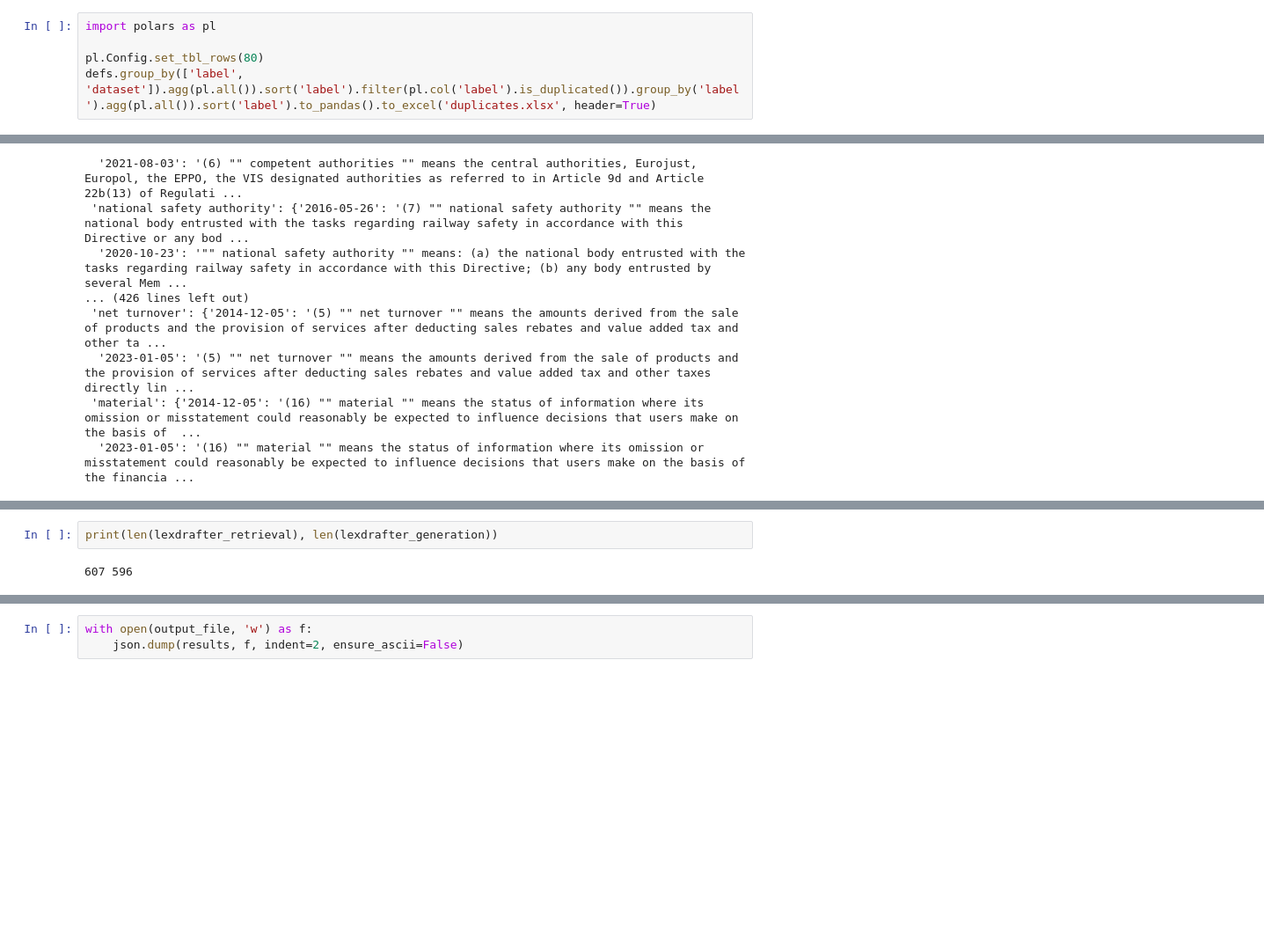
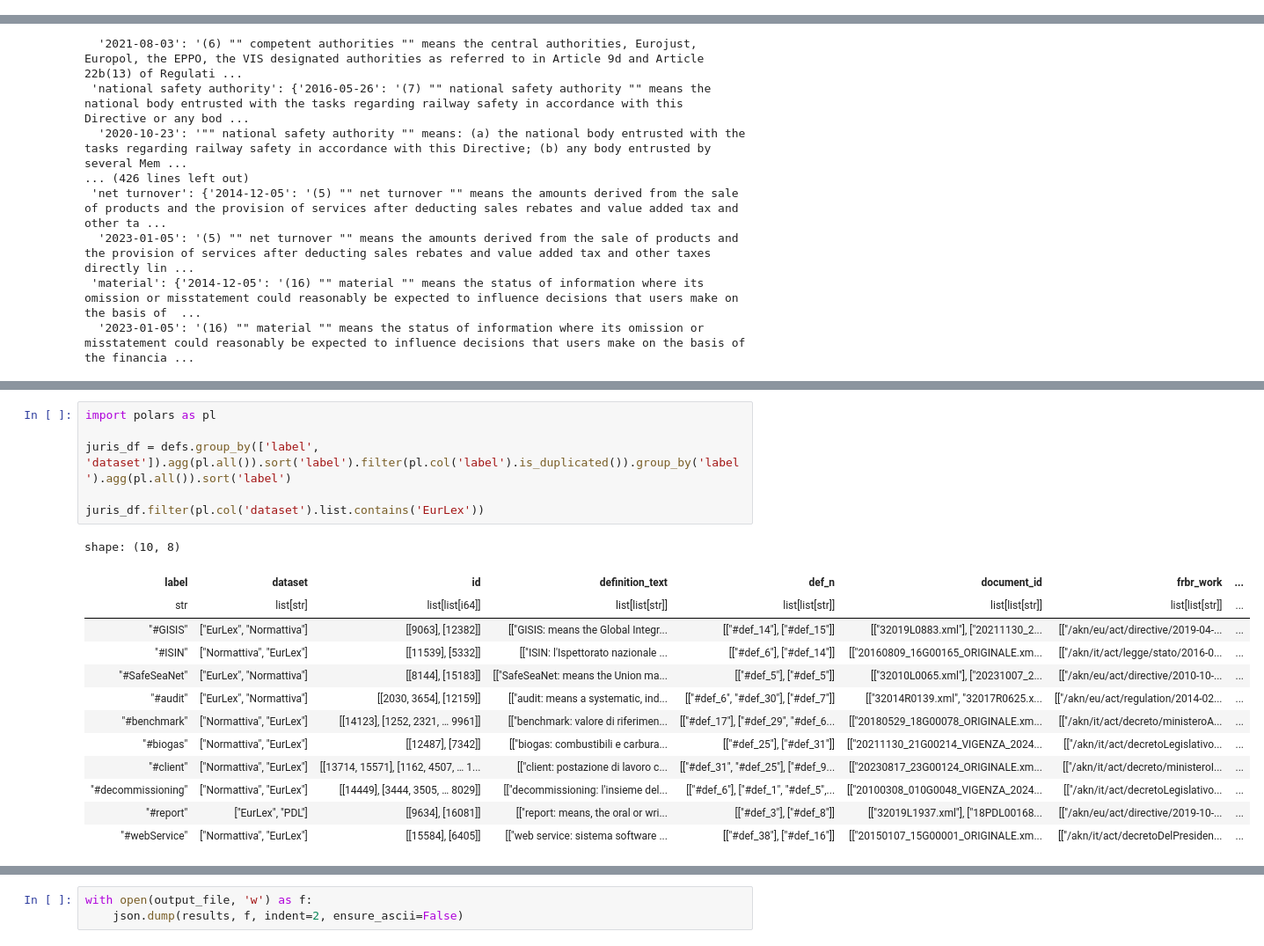
Before and after one commit to leonardozilli/LegislativeDefinitionsAgent, a Jupyter notebook: evaluation/evaluation.ipynb, the cells around one changed output, grey strips where cells are left out. Shown at 88% size. Cells and saved outputs as stored; diff of their text form; blank space fills up the shorter version.

```diff
--- a/evaluation/evaluation.ipynb
+++ b/evaluation/evaluation.ipynb
@@ -91,5 +40,0 @@ print(len(leos_retrieval), len(leos_generation))
-# %%
-import polars as pl
-
-pl.Config.set_tbl_rows(80)
-defs.group_by(['label', 'dataset']).agg(pl.all()).sort('label').filter(pl.col('label').is_duplicated()).group_by('label').agg(pl.all()).sort('label').to_pandas().to_excel('duplicates.xlsx', header=True)
@@ -304,4 +144,20 @@ for entry in lexdrafter_df.to_dicts():
-# %%
-print(len(lexdrafter_retrieval), len(lexdrafter_generation))
-# %% [output]
-607 596
+# %%
+import polars as pl
+
+juris_df = defs.group_by(['label', 'dataset']).agg(pl.all()).sort('label').filter(pl.col('label').is_duplicated()).group_by('label').agg(pl.all()).sort('label')
+
+juris_df.filter(pl.col('dataset').list.contains('EurLex'))
+# %% [output]
+shape: (10, 8)
+| label | dataset | id | definition_text | def_n | document_id | frbr_work | ... |
+| str | list[str] | list[list[i64]] | list[list[str]] | list[list[str]] | list[list[str]] | list[list[str]] | ... |
+| "#GISIS" | ["EurLex", "Normattiva"] | [[9063], [12382]] | [["GISIS: means the Global Integr... | [["#def_14"], ["#def_15"]] | [["32019L0883.xml"], ["20211130_2... | [["/akn/eu/act/directive/2019-04-... | ... |
+| "#ISIN" | ["Normattiva", "EurLex"] | [[11539], [5332]] | [["ISIN: l'Ispettorato nazionale ... | [["#def_6"], ["#def_14"]] | [["20160809_16G00165_ORIGINALE.xm... | [["/akn/it/act/legge/stato/2016-0... | ... |
+| "#SafeSeaNet" | ["EurLex", "Normattiva"] | [[8144], [15183]] | [["SafeSeaNet: means the Union ma... | [["#def_5"], ["#def_5"]] | [["32010L0065.xml"], ["20231007_2... | [["/akn/eu/act/directive/2010-10-... | ... |
+| "#audit" | ["EurLex", "Normattiva"] | [[2030, 3654], [12159]] | [["audit: means a systematic, ind... | [["#def_6", "#def_30"], ["#def_7"]] | [["32014R0139.xml", "32017R0625.x... | [["/akn/eu/act/regulation/2014-02... | ... |
+| "#benchmark" | ["Normattiva", "EurLex"] | [[14123], [1252, 2321, … 9961]] | [["benchmark: valore di riferimen... | [["#def_17"], ["#def_29", "#def_6... | [["20180529_18G00078_ORIGINALE.xm... | [["/akn/it/act/decreto/ministeroA... | ... |
+| "#biogas" | ["Normattiva", "EurLex"] | [[12487], [7342]] | [["biogas: combustibili e carbura... | [["#def_25"], ["#def_31"]] | [["20211130_21G00214_VIGENZA_2024... | [["/akn/it/act/decretoLegislativo... | ... |
+| "#client" | ["Normattiva", "EurLex"] | [[13714, 15571], [1162, 4507, … 1... | [["client: postazione di lavoro c... | [["#def_31", "#def_25"], ["#def_9... | [["20230817_23G00124_ORIGINALE.xm... | [["/akn/it/act/decreto/ministeroI... | ... |
+| "#decommissioning" | ["Normattiva", "EurLex"] | [[14449], [3444, 3505, … 8029]] | [["decommissioning: l'insieme del... | [["#def_6"], ["#def_1", "#def_5",... | [["20100308_010G0048_VIGENZA_2024... | [["/akn/it/act/decretoLegislativo... | ... |
+| "#report" | ["EurLex", "PDL"] | [[9634], [16081]] | [["report: means, the oral or wri... | [["#def_3"], ["#def_8"]] | [["32019L1937.xml"], ["18PDL00168... | [["/akn/eu/act/directive/2019-10-... | ... |
+| "#webService" | ["Normattiva", "EurLex"] | [[15584], [6405]] | [["web service: sistema software ... | [["#def_38"], ["#def_16"]] | [["20150107_15G00001_ORIGINALE.xm... | [["/akn/it/act/decretoDelPresiden... | ... |
```
Also changed, not shown: parts of 67 cells of this notebook, 22 other files.
